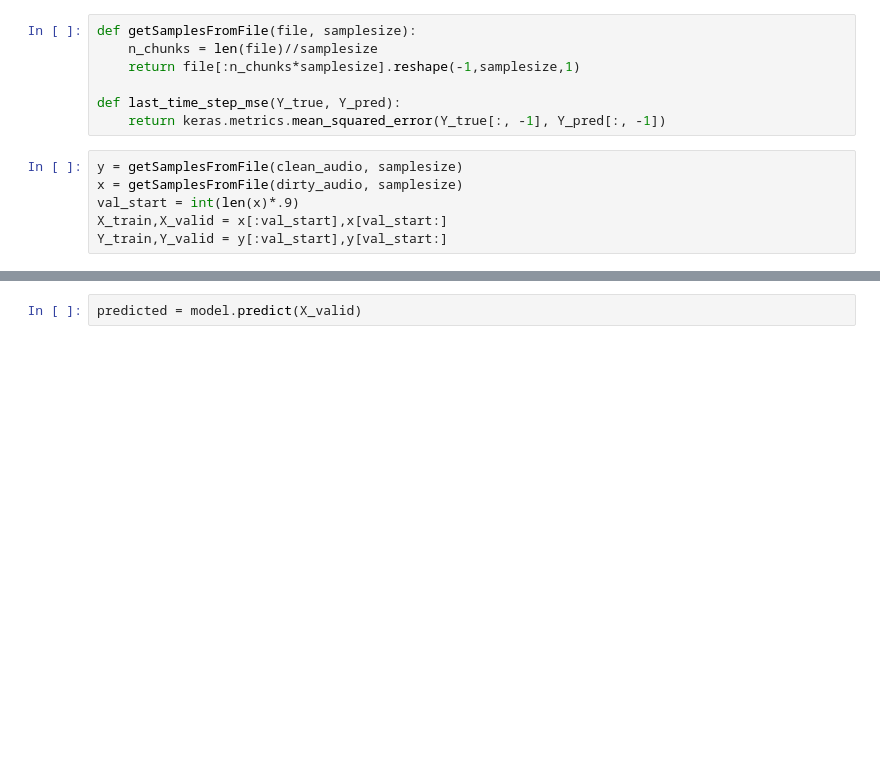
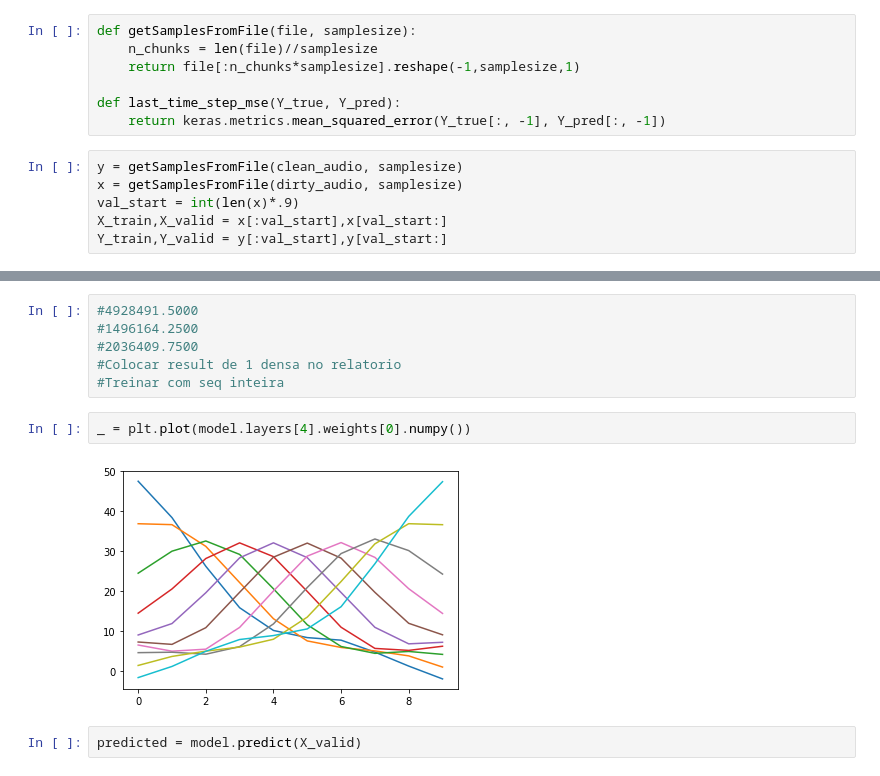
Before and after one commit to wesleygas/AudiorepML, a Jupyter notebook: convolucional.ipynb, the cells around one changed output, grey strips where cells are left out. Cells and saved outputs as stored; diff of their text form; blank space fills up the shorter version.

```diff
--- a/convolucional.ipynb
+++ b/convolucional.ipynb
@@ -182,3 +156,13 @@ Epoch 20/20
+# %%
+#4928491.5000
+#1496164.2500
+#2036409.7500
+#Colocar result de 1 densa no relatorio
+#Treinar com seq inteira
+# %%
+_ = plt.plot(model.layers[4].weights[0].numpy())
+# %% [output]
+[figure, added]
 # %%
 predicted = model.predict(X_valid)
 # %%
```
Also changed, not shown: parts of 35 cells of this notebook.
